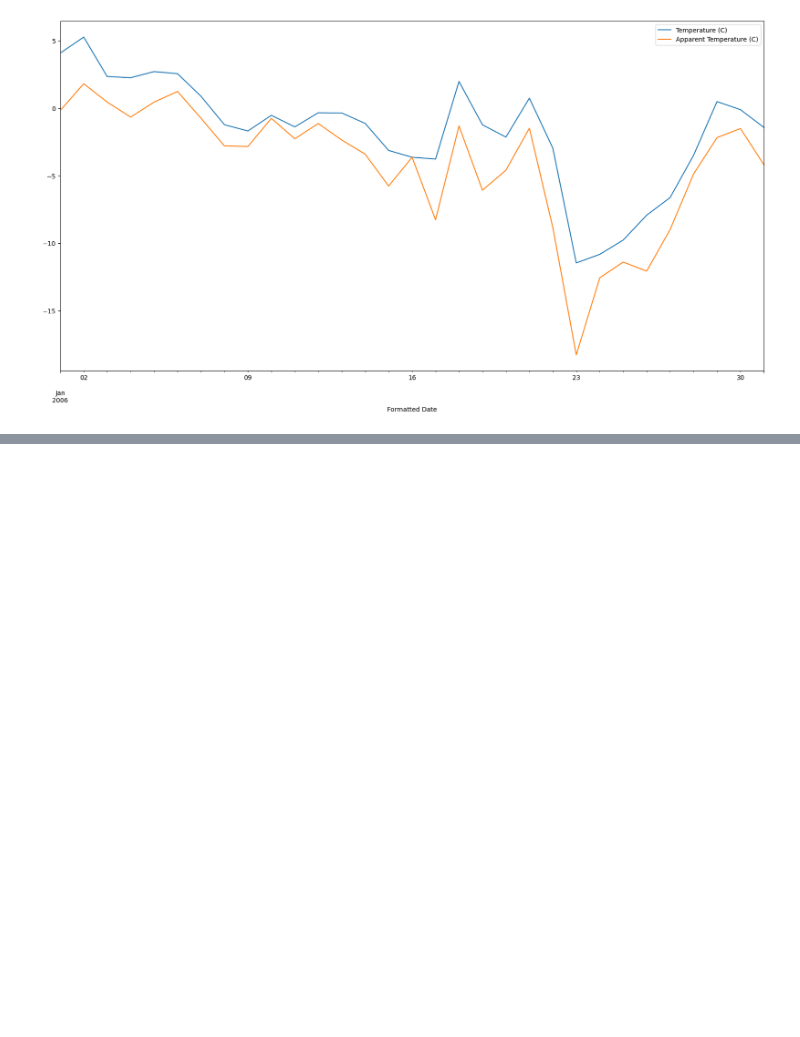
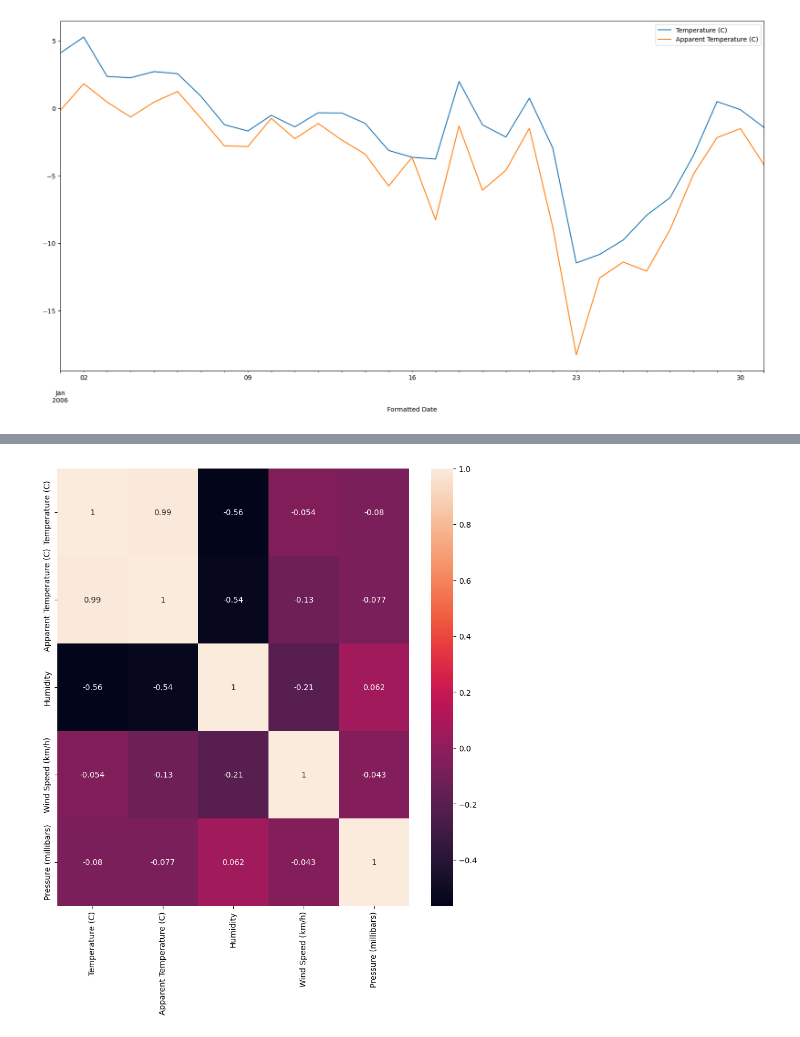
Before and after one commit to NotNulls/temperature_real_feel, a Jupyter notebook: prediction.ipynb, the cells around one changed output, grey strips where cells are left out. Saved outputs shown, nothing was run; the diff lists cells and outputs as text; code cells hidden in the pictures; blank space fills up the shorter version.

```diff
--- a/prediction.ipynb
+++ b/prediction.ipynb
@@ -239,0 +252,8 @@ summer.plot(y = ['Temperature (C)','Apparent Temperature (C)'], kind='line',figs
+# %%
+# Plotting the correlation to get a bigger picture
+
+plt.figure(figsize=(10,10))
+sns.heatmap(indexed_df.corr(),annot=True)
+plt.show()
+# %% [output]
+[figure, added]
```
Also changed, not shown: parts of 50 cells of this notebook, 1 other file.
